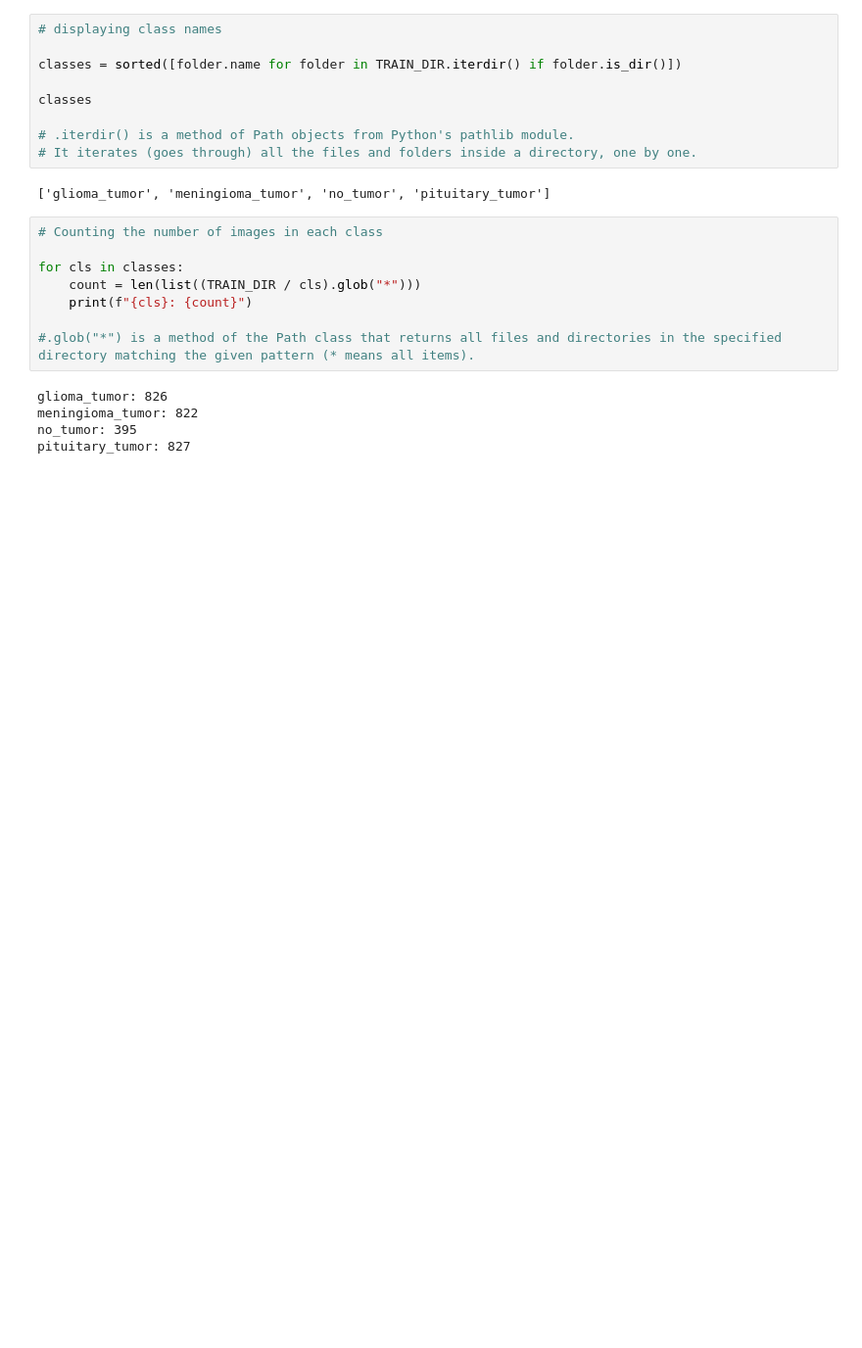
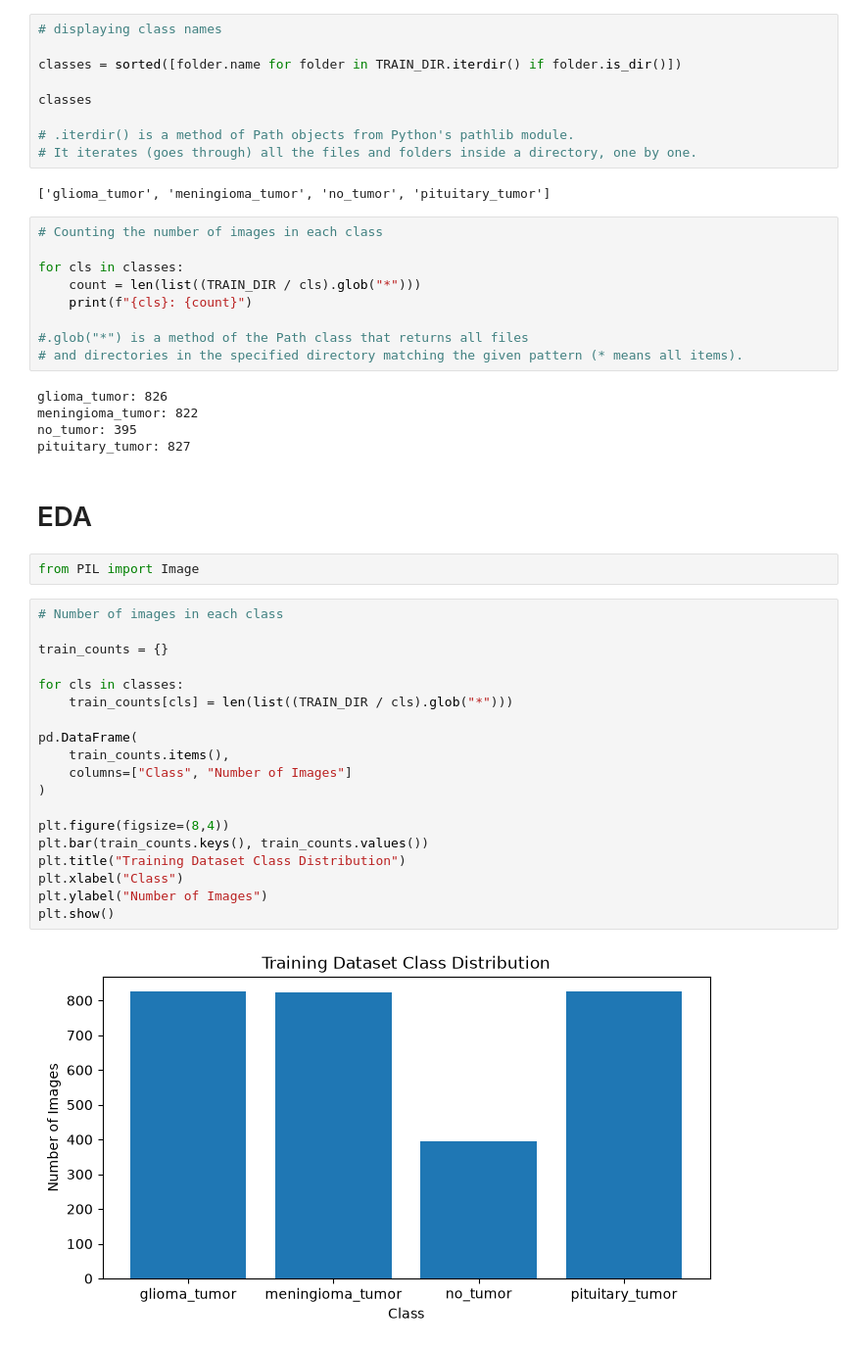
Before and after one commit to ashutoshkashyap04/brain-tumor-detection, a Jupyter notebook: notebooks/01-data-loading-and-eda.ipynb, the cells around one changed output. Shown at 98% size. Cells and saved outputs as stored; diff of their text form; blank space fills up the shorter version.

```diff
--- a/notebooks/01-data-loading-and-eda.ipynb
+++ b/notebooks/01-data-loading-and-eda.ipynb
@@ -34,9 +35,35 @@ for cls in classes:
     count = len(list((TRAIN_DIR / cls).glob("*")))
     print(f"{cls}: {count}")
 
-#.glob("*") is a method of the Path class that returns all files and directories in the specified directory matching the given pattern (* means all items).
+#.glob("*") is a method of the Path class that returns all files
+# and directories in the specified directory matching the given pattern (* means all items).
 # %% [output]
 glioma_tumor: 826
 meningioma_tumor: 822
 no_tumor: 395
 pituitary_tumor: 827
+# %% [markdown]
+# EDA
+# %%
+from PIL import Image
+# %%
+# Number of images in each class
+
+train_counts = {}
+
+for cls in classes:
+    train_counts[cls] = len(list((TRAIN_DIR / cls).glob("*")))
+
+pd.DataFrame(
+    train_counts.items(),
+    columns=["Class", "Number of Images"]
+)
+
+plt.figure(figsize=(8,4))
+plt.bar(train_counts.keys(), train_counts.values())
+plt.title("Training Dataset Class Distribution")
+plt.xlabel("Class")
+plt.ylabel("Number of Images")
+plt.show()
+# %% [output]
+[figure, added]
```
Also changed, not shown: parts of 7 cells of this notebook, 1 other file.
